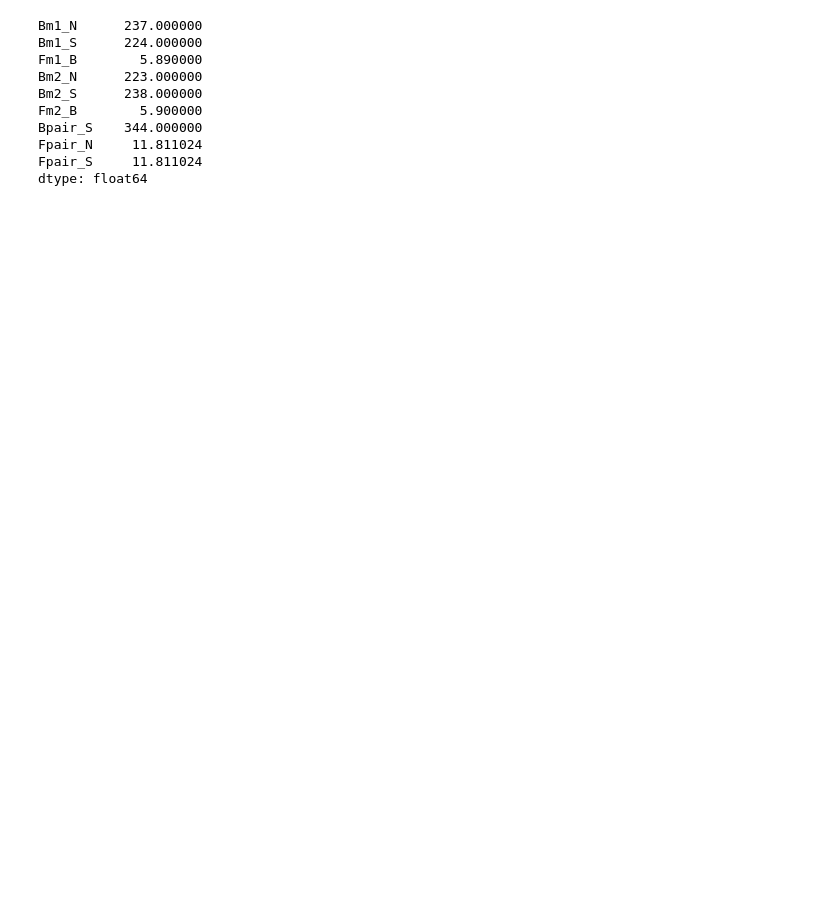
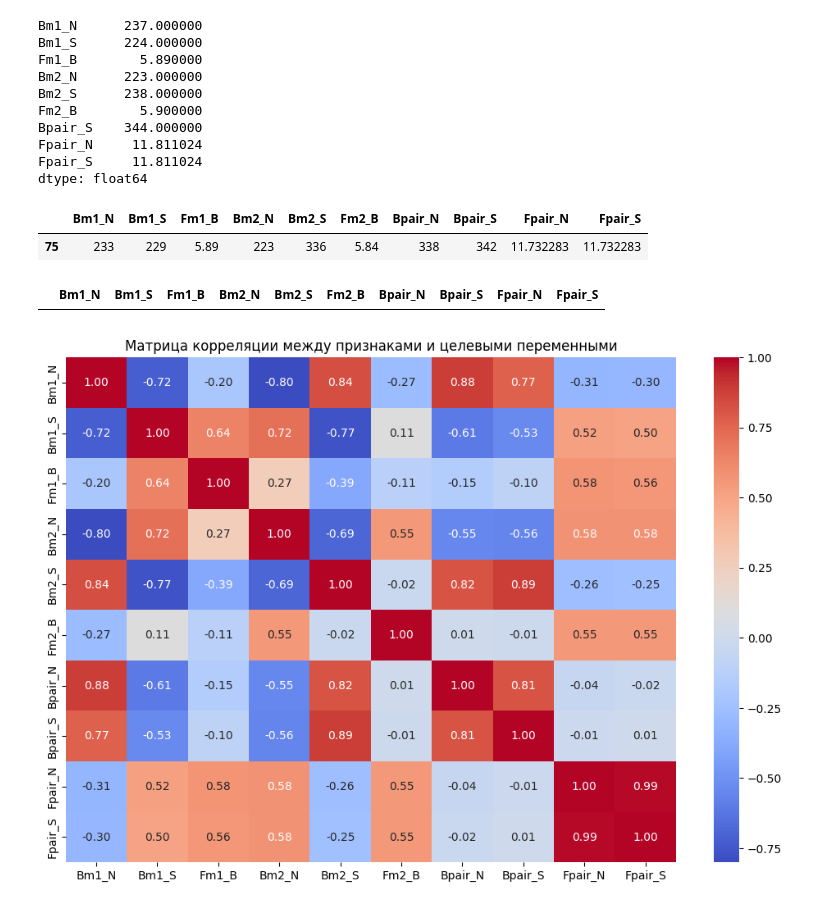
Before and after one commit to BuslaySt/MagnetSorting, a Jupyter notebook: DataMerged_info.ipynb, the cells around one changed output. Saved outputs shown, nothing was run; the diff lists cells and outputs as text; code cells hidden in the pictures; blank space fills up the shorter version.

```diff
--- a/DataMerged_info.ipynb
+++ b/DataMerged_info.ipynb
@@ -75,3 +95,30 @@ Bpair_S    344.000000
 Fpair_N     11.811024
 Fpair_S     11.811024
 dtype: float64
+# %%
+# Загрузка данных
+data = pd.read_csv('data.csv', index_col=0)
+
+# Целевые переменные (зависимые)
+targets = ['Bpair_N', 'Bpair_S', 'Fpair_N', 'Fpair_S']
+
+# Признаки (независимые)
+features = ['Bm1_N', 'Bm1_S', 'Fm1_B', 'Bm2_N', 'Bm2_S', 'Fm2_B']
+# %% [output]
+|  | Bm1_N | Bm1_S | Fm1_B | Bm2_N | Bm2_S | Fm2_B | Bpair_N | Bpair_S | Fpair_N | Fpair_S |
+| 75 | 233 | 229 | 5.89 | 223 | 336 | 5.84 | 338 | 342 | 11.732283 | 11.732283 |
+# %%
+
+data.drop(75, inplace = True)
+data[data['Bm2_S']>300]
+# %% [output]
+|  | Bm1_N | Bm1_S | Fm1_B | Bm2_N | Bm2_S | Fm2_B | Bpair_N | Bpair_S | Fpair_N | Fpair_S |
+# %%
+# 1. Матрица корреляции
+corr_matrix = data[features + targets].corr()
+plt.figure(figsize=(12, 8))
+sns.heatmap(corr_matrix, annot=True, cmap='coolwarm', fmt=".2f")
+plt.title("Матрица корреляции между признаками и целевыми переменными")
+plt.show()
+# %% [output]
+[figure, added]
```
Also changed, not shown: parts of 14 cells of this notebook.
